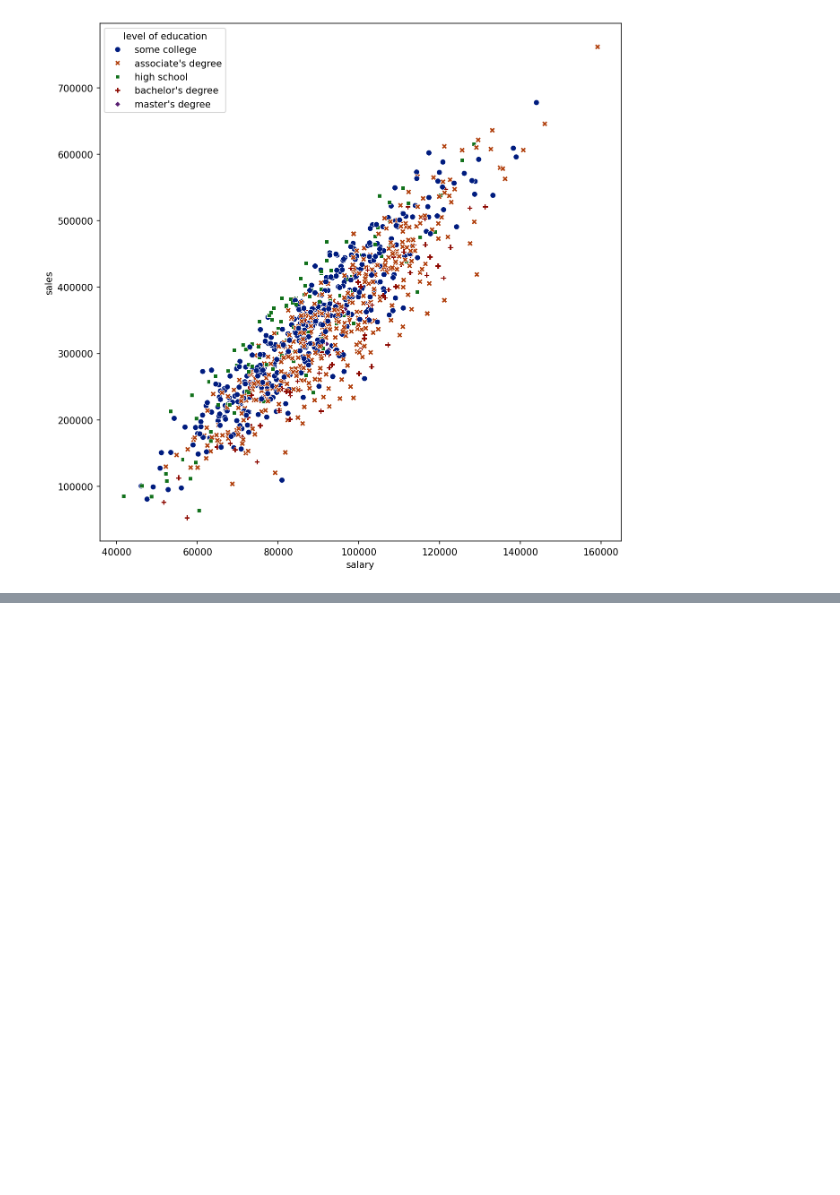
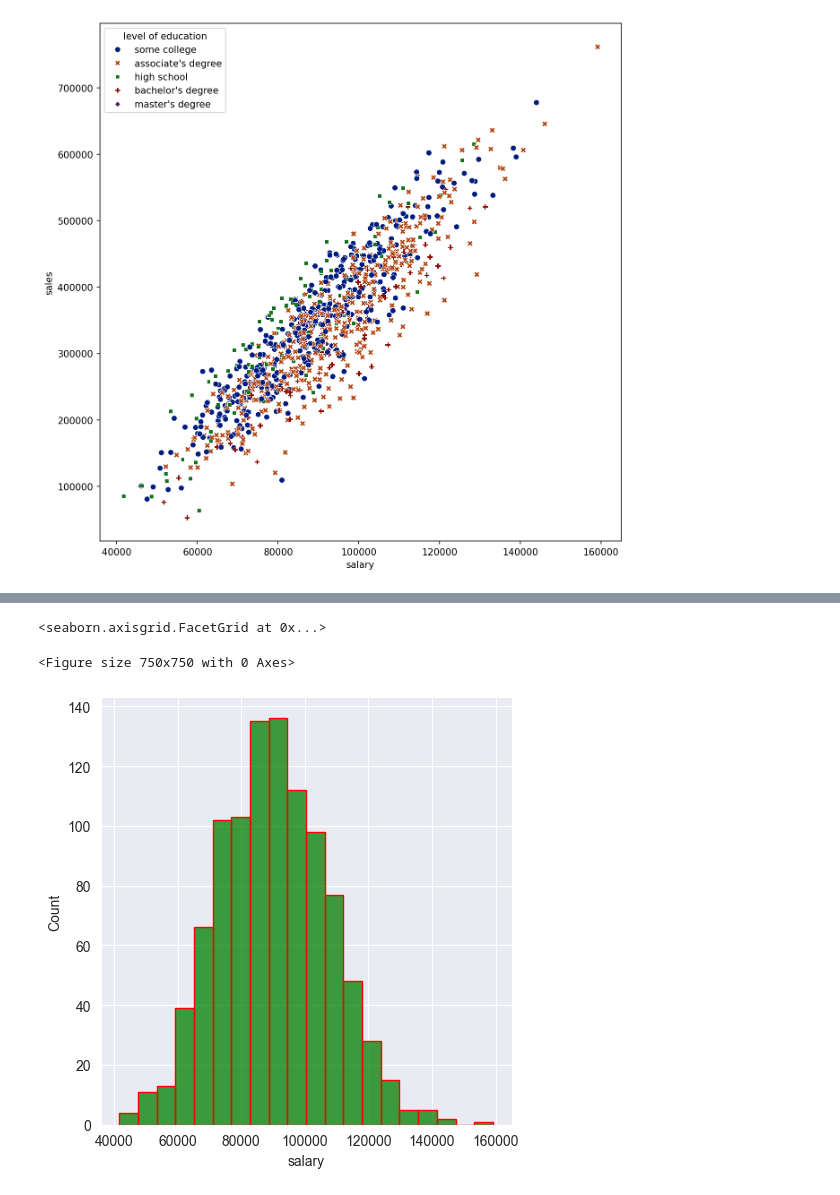
Before and after one commit to PiyushSol/JMIPRACTICALS, a Jupyter notebook: AIMLPrac/MatplotlibTutorial.ipynb, the cells around one changed output, grey strips where cells are left out. Saved outputs shown, nothing was run; the diff lists cells and outputs as text; code cells hidden in the pictures; blank space fills up the shorter version.

```diff
--- a/AIMLPrac/MatplotlibTutorial.ipynb
+++ b/AIMLPrac/MatplotlibTutorial.ipynb
@@ -115,0 +133,8 @@ sns.scatterplot(data=df,x='salary',y='sales',hue='level of education',style='lev
+# %%
+plt.figure(figsize=(5,5),dpi=150)
+sns.set_style('darkgrid')
+sns.displot(x='salary',data=df,bins=20,color='green',edgecolor='red')
+# %% [output]
+<seaborn.axisgrid.FacetGrid at 0x...>
+<Figure size 750x750 with 0 Axes>
+[figure, added]
```
Also changed, not shown: parts of 9 cells of this notebook, 1 other file.
